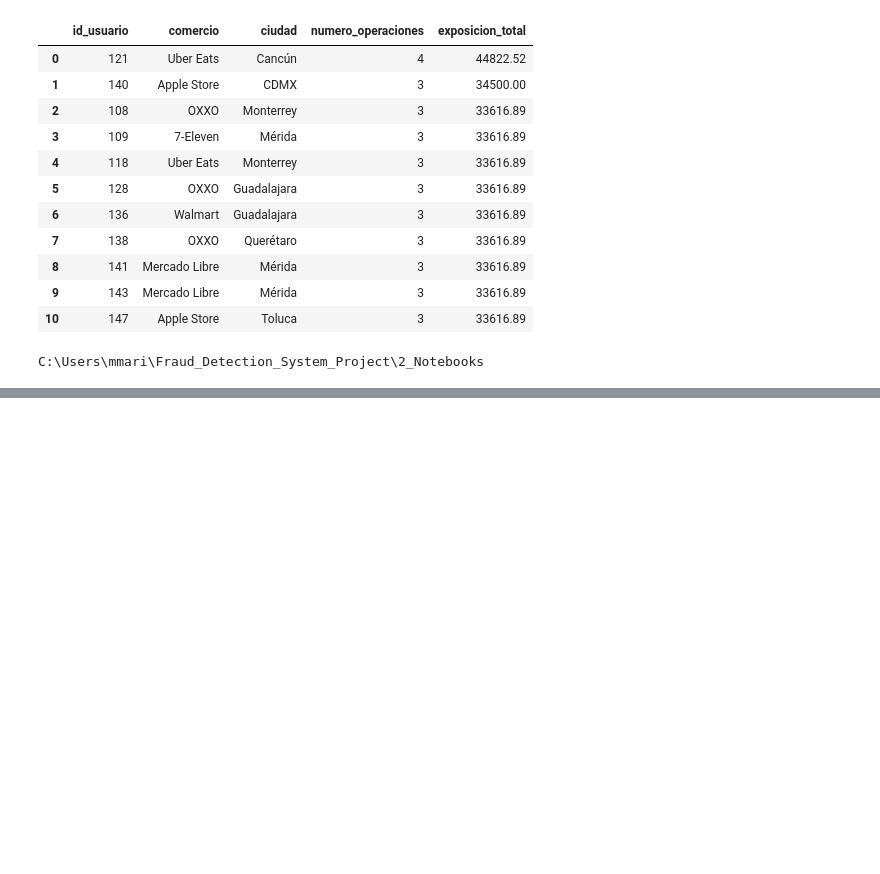
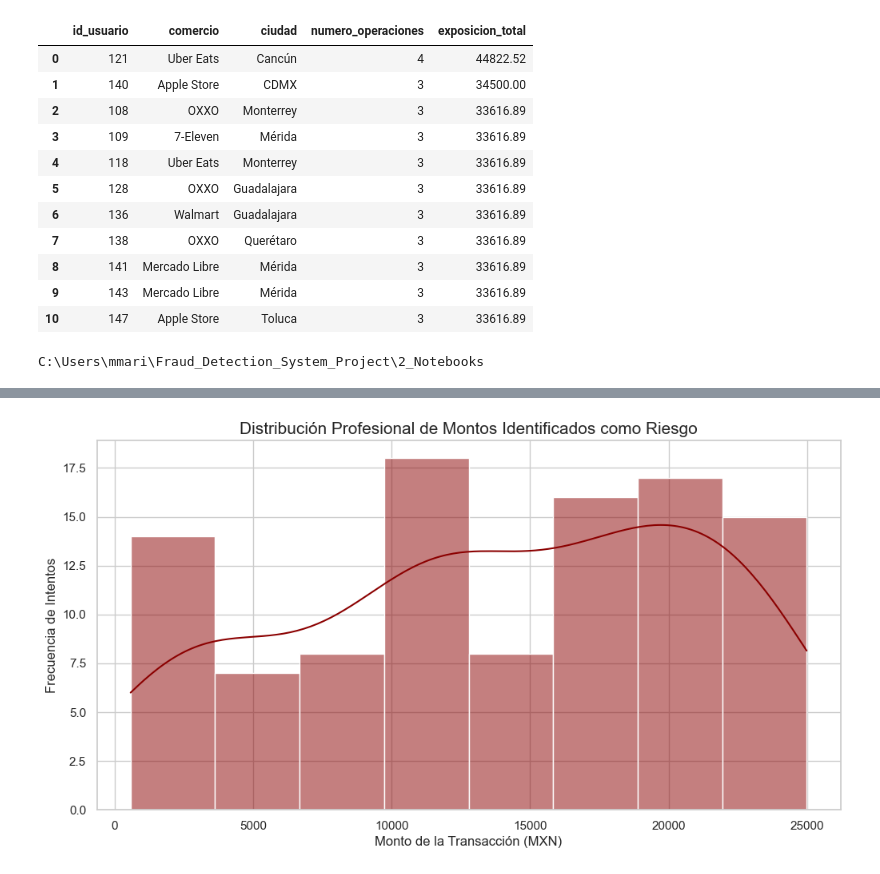
Before and after one commit to MMARIN3901/Deteccion-Fraude-Bancario-MX, a Jupyter notebook: 01_Generacion_y_Limpieza_Datos.ipynb, the cells around one changed output, grey strips where cells are left out. Saved outputs shown, nothing was run; the diff lists cells and outputs as text; code cells hidden in the pictures; blank space fills up the shorter version.

```diff
--- a/01_Generacion_y_Limpieza_Datos.ipynb
+++ b/01_Generacion_y_Limpieza_Datos.ipynb
@@ -124,0 +180,29 @@ C:\Users\mmari\Fraud_Detection_System_Project\2_Notebooks
+# %%
+# Generamos 50 fraudes aleatorios para darle 'robustez' visual al proyecto
+n_fraudes_extra = 50
+nuevos_fraudes = {
+    'id_transaccion': range(2000, 2000 + n_fraudes_extra),
+    'id_usuario': np.random.randint(100, 600, n_fraudes_extra),
+    'monto_mxn': np.random.uniform(500, 25000, n_fraudes_extra), # Montos variados
+    'comercio': np.random.choice(comercios_mx, n_fraudes_extra),
+    'ciudad': np.random.choice(ciudades_mx, n_fraudes_extra),
+    'fecha_hora': [datetime(2026, 4, 28) + timedelta(hours=np.random.randint(0, 24)) for _ in range(n_fraudes_extra)],
+    'es_fraude': 1
+}
+
+df_fraudes_robustecidos = pd.DataFrame(nuevos_fraudes)
+df_mx = pd.concat([df_mx, df_fraudes_robustecidos], ignore_index=True)
+
+# Graficamos de nuevo con formato de moneda normal
+plt.figure(figsize=(12, 6))
+plot = sns.histplot(df_mx[df_mx['es_fraude'] == 1]['monto_mxn'], kde=True, color='darkred')
+
+# Este comando quita el "+1.15e4" y pone números normales
+plt.ticklabel_format(style='plain', axis='x')
+
+plt.title('Distribución Profesional de Montos Identificados como Riesgo', fontsize=15)
+plt.xlabel('Monto de la Transacción (MXN)', fontsize=12)
+plt.ylabel('Frecuencia de Intentos', fontsize=12)
+plt.show()
+# %% [output]
+[figure, added]
```
Also changed, not shown: parts of 9 cells of this notebook.
